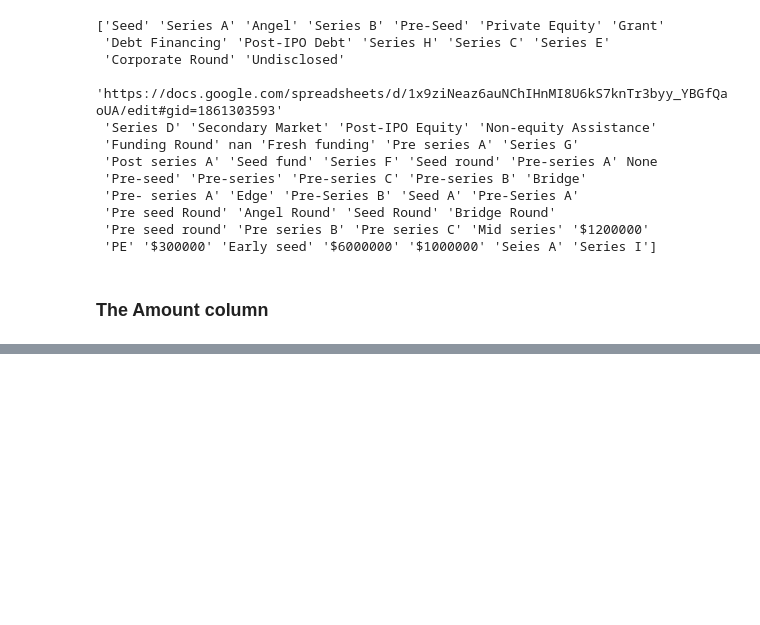
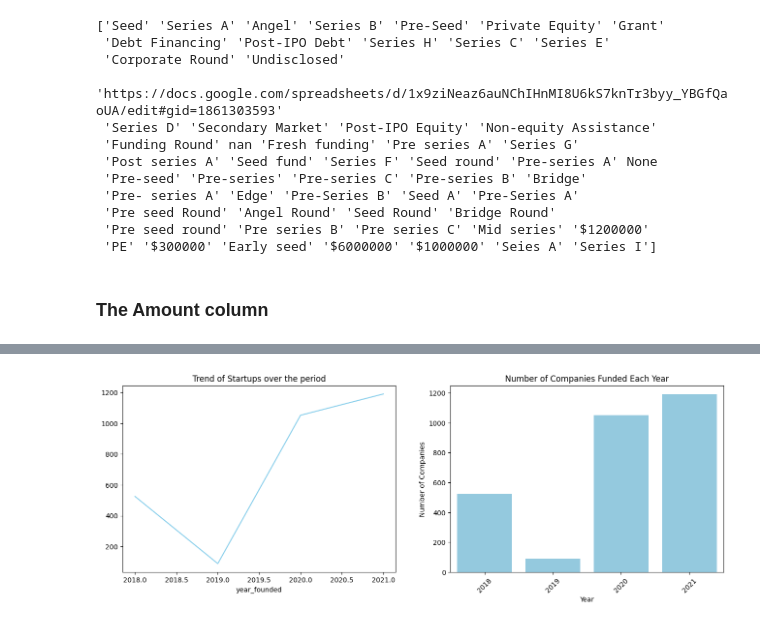
Before and after one commit to lizjelimo/LP1-2, a Jupyter notebook: notebooks/main.ipynb, the cells around one changed output, grey strips where cells are left out. Saved outputs shown, nothing was run; the diff lists cells and outputs as text; code cells hidden in the pictures; blank space fills up the shorter version.

Commit message:
data cleaning

```diff
--- a/notebooks/main.ipynb
+++ b/notebooks/main.ipynb
@@ -349,0 +623,14 @@ merged_data['Stage'].replace(values_to_replace, np.nan, inplace=True)
+# %%
+'''Drop column irrelevant to analytical question'''
+
+# Drop the "Founded" and "Founders" columns from merged_data
+merged_data.drop(columns=['Founded', 'Founders', 'Investor'], inplace=True)
+# %%
+#sector has very few null values so we just drop them
+merged_data.dropna(subset=['Sector'], inplace=True)
+# %%
+#filling the headquarter and amount and stage and investor column null values with undisclosed
+merged_data['HeadQuarter'].fillna('undisclosed', inplace=True)
+merged_data['Amount'].fillna('undisclosed', inplace=True)
+merged_data['Stage'].fillna('undisclosed', inplace=True)
+merged_data['Investor'].fillna('undisclosed', inplace=True)
@@ -349,0 +649,33 @@ merged_data['Stage'].replace(values_to_replace, np.nan, inplace=True)
+# %%
+# Convert 'year_founded' column to datetime format
+merged_data['year_founded'] = pd.to_datetime(merged_data['year_founded'])
+
+# Extract only the year
+merged_data['year_founded'] = merged_data['year_founded'].dt.year
+# %%
+
+
+neutral_color = 'skyblue'  # Change to a neutral color
+plt.figure(figsize=(16, 5))
+
+# Plotting the line graph
+plt.subplot(1, 2, 1)
+funding_year_count = merged_data.groupby(['year_founded'])['Company_Brand'].count()
+funding_year_count.plot(color=neutral_color)  # Use the neutral color
+plt.title('Trend of Startups over the period')
+
+# Plotting the bar chart
+plt.subplot(1, 2, 2)
+sns.countplot(
+    x='year_founded',
+    data=merged_data,
+    color=neutral_color)  # Use the neutral color
+
+plt.title('Number of Companies Funded Each Year')
+plt.xlabel('Year')  # Set x-axis label
+plt.ylabel('Number of Companies')  # Set y-axis label
+plt.xticks(rotation=45)  # Rotate x-axis labels for better readability
+
+plt.show()
+# %% [output]
+[figure, added]
```
Also changed, not shown: parts of 24 cells of this notebook.
